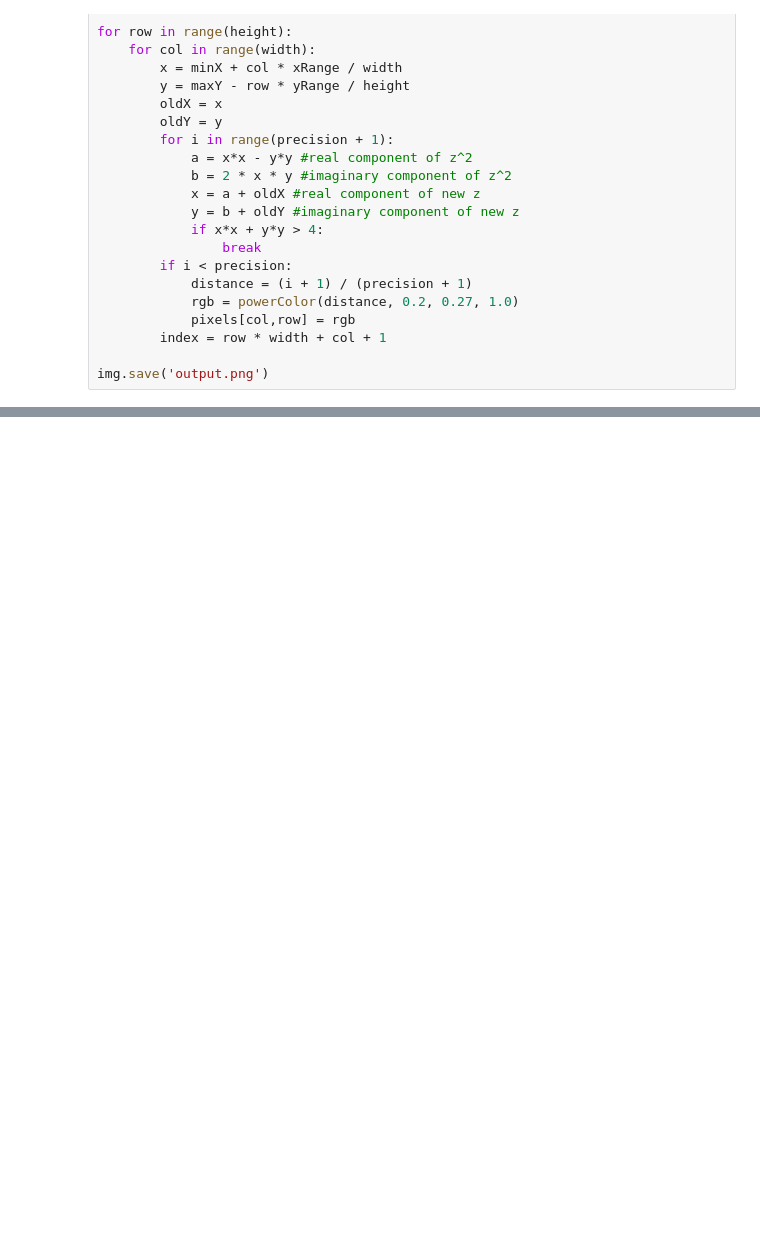
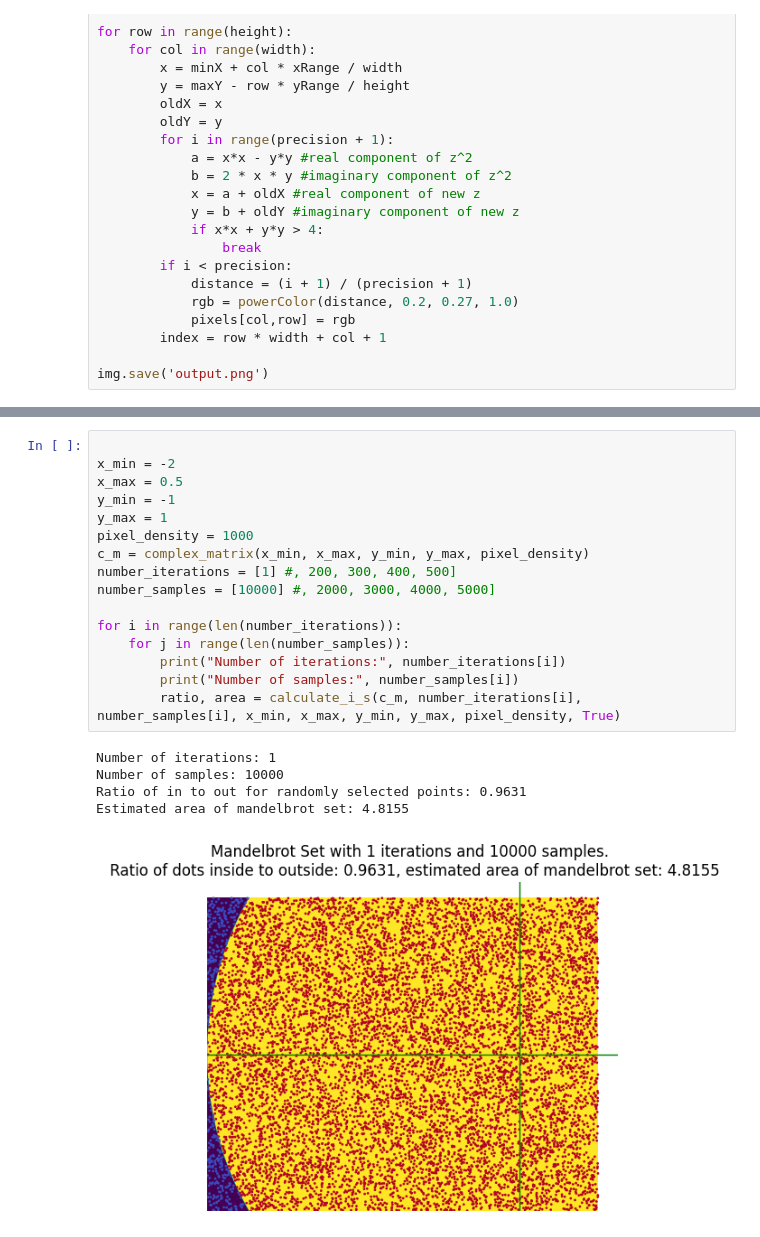
Before and after one commit to BiggusVickus/Stochastic_Simulation, a Jupyter notebook: Assignment 1/ass1.ipynb, the cells around one changed output, grey strips where cells are left out. Saved outputs shown, nothing was run; the diff lists cells and outputs as text; blank space fills up the shorter version.

```diff
--- a/Assignment 1/ass1.ipynb
+++ b/Assignment 1/ass1.ipynb
@@ -176,0 +128,22 @@ Estimated area of mandelbrot set: 0.030500000000000003
+# %%
+
+x_min = -2
+x_max = 0.5
+y_min = -1
+y_max = 1
+pixel_density = 1000
+c_m = complex_matrix(x_min, x_max, y_min, y_max, pixel_density)
+number_iterations = [1] #, 200, 300, 400, 500]
+number_samples = [10000] #, 2000, 3000, 4000, 5000]
+
+for i in range(len(number_iterations)):
+    for j in range(len(number_samples)):
+        print("Number of iterations:", number_iterations[i])
+        print("Number of samples:", number_samples[i])
+        ratio, area = calculate_i_s(c_m, number_iterations[i], number_samples[i], x_min, x_max, y_min, y_max, pixel_density, True)
+# %% [output]
+Number of iterations: 1
+Number of samples: 10000
+Ratio of in to out for randomly selected points: 0.9631
+Estimated area of mandelbrot set: 4.8155
+[figure, added]
```
Also changed, not shown: parts of 1 cell of this notebook.
